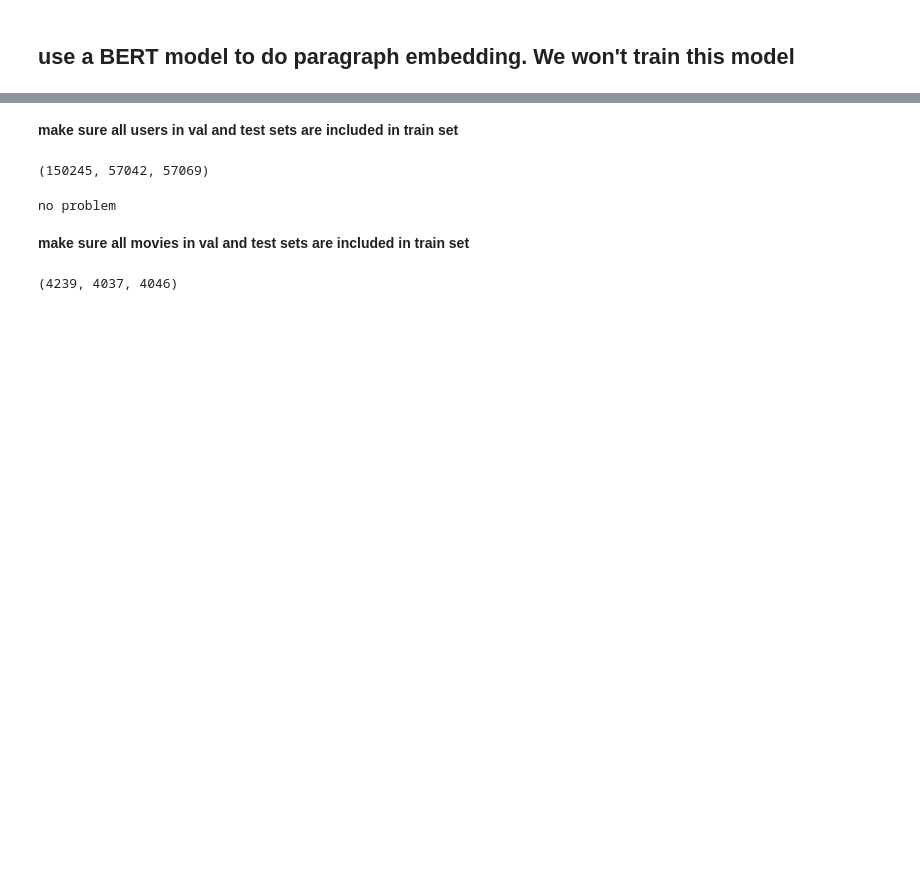
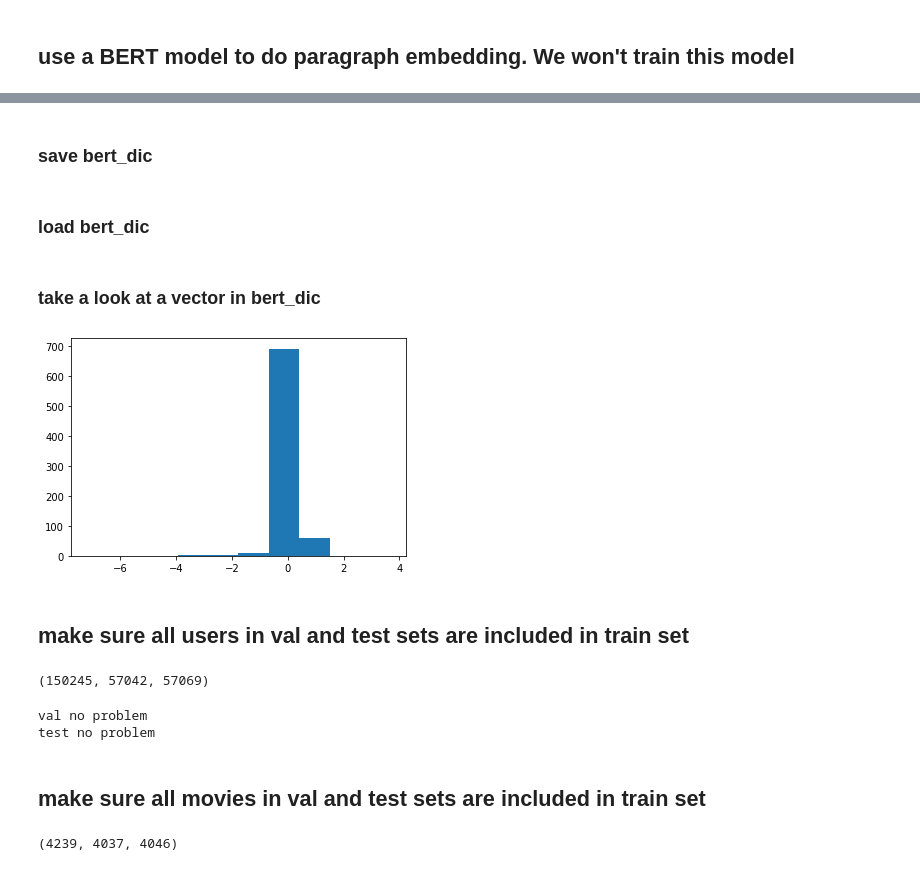
Before and after one commit to fanglidayan/machine_learning_projects, a Jupyter notebook: capstone_project/10-netflix-movie-recommender-part-3b.ipynb, the cells around one changed output, grey strips where cells are left out. Drawn from its saved outputs; the diff is of its cells as text; code cells hidden in the pictures; blank space fills up the shorter version.

```diff
--- a/capstone_project/10-netflix-movie-recommender-part-3b.ipynb
+++ b/capstone_project/10-netflix-movie-recommender-part-3b.ipynb
@@ -134,3 +146,5 @@ for movie in feature_id_dic:
+# %% [markdown]
+### save bert_dic
 # %%
 bert_dic_list=[]
 for key in list(bert_dic.keys()):
@@ -138,3 +152,5 @@ for key in list(bert_dic.keys()):
 
 with open('bert_dic_list.txt', 'wb') as fp:
     pickle.dump(bert_dic_list, fp)
+# %% [markdown]
+### load bert_dic
@@ -141,5 +167,12 @@ with open('bert_dic_list.txt', 'wb') as fp:
+# %% [markdown]
+### take a look at a vector in bert_dic
+# %%
+fig, ax = plt.subplots()
+ax.hist(bert_dic[list(bert_dic.keys())[7]]);
+# %% [output]
+[figure, added]
 # %% [markdown]
-**make sure all users in val and test sets are included in train set**
+## make sure all users in val and test sets are included in train set
 # %%
 l1=list(df_train_filtered['User'].unique())
 l2=list(df_val_filtered['User'].unique())
@@ -159,19 +192,28 @@ for ele in l2:
         check=False
         break
 
+if check:
+    print('val no problem')
+else:
+    print('val error')
+
+check=True
 for ele in l3:
     if ele not in l1_dic:
         check=False
         break
 
-if True:
-    print('no problem')
+if check:
+    print('test no problem')
 else:
-    print('error')
+    print('test error')
+
+del l1, l2, l3, l1_dic
 # %% [output]
-no problem
+val no problem
+test no problem
 # %% [markdown]
-**make sure all movies in val and test sets are included in train set**
+## make sure all movies in val and test sets are included in train set
 # %%
 l1=list(df_train_filtered['Movie'].unique())
 l2=list(df_val_filtered['Movie'].unique())
```
Also changed, not shown: parts of 75 cells of this notebook.
